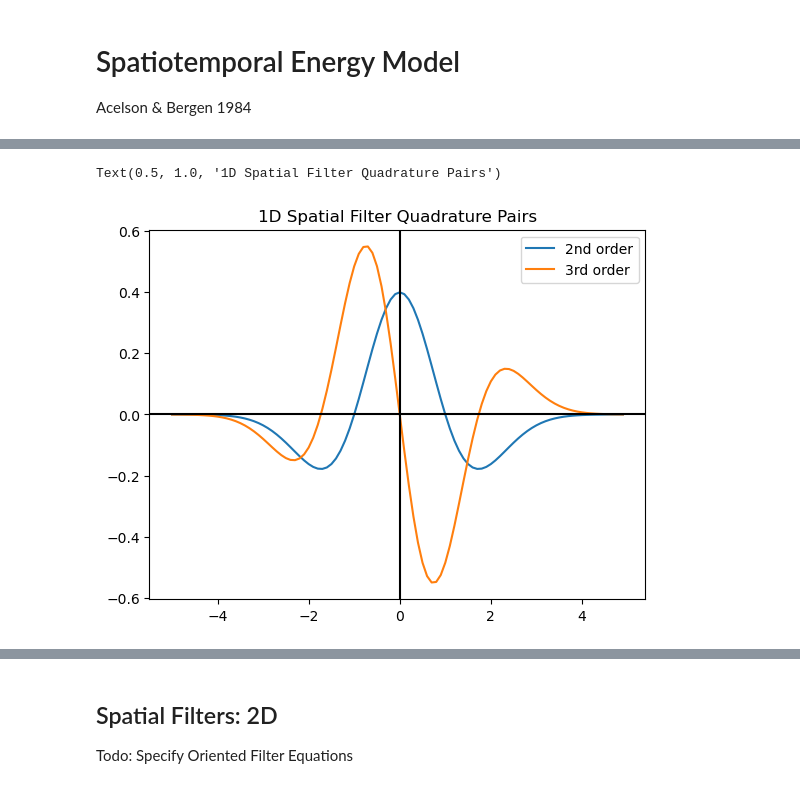
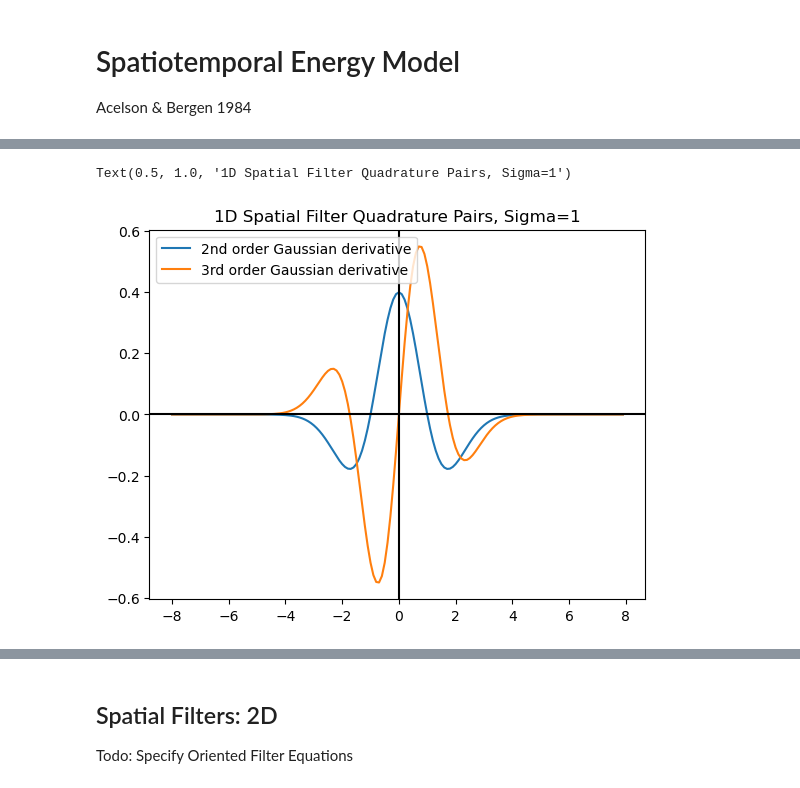
Before and after one commit to vdutell/linearfiltering, a Jupyter notebook: adelsonbergen1984.ipynb, the cells around one changed output, grey strips where cells are left out. Cells and saved outputs as stored; diff of their text form; code cells hidden in the pictures.

```diff
--- a/adelsonbergen1984.ipynb
+++ b/adelsonbergen1984.ipynb
@@ -11,25 +24,27 @@ import scipy.signal as signal
 # %%
-def spatial_filter_1d(x, order=2):
+def spatial_filter_1d(x, order=2, sigma=1):
     if order == 2:
         #second derivative of gaussian
-        response = -(np.exp(-(x**2/2))*(-1+x)*(1+x))/np.sqrt(2*np.pi)
+        response = - 1/(np.sqrt(2*np.pi)*sigma**5) * (-sigma**2+x**2) * np.exp(-x**2/(2*sigma**2))
+        #response = -(np.exp(-(x**2/2))*(-1+x)*(1+x))/np.sqrt(2*np.pi)
     elif order == 3:
         #third derivative of gaussian
-        response = (np.exp(-(x**2/2))*x*(-3+x**2))/np.sqrt(2*np.pi)
+        response = 1/(np.sqrt(2*np.pi)*sigma**7) * (3*x*sigma**2-x**3) * np.exp(-x**2/(2*sigma**2))
+        #response = (np.exp(-(x**2/2))*x*(-3+x**2))/np.sqrt(2*np.pi)
     else:
         print('Must be 2nd or 3rd order!')
         return
     return response
 
-space = np.arange(-5,5,0.1)
-response_1 = spatial_filter_1d(space, order=2)
-response_2 = spatial_filter_1d(space, order=3)
-plt.plot(space,response_1, label='2nd order')
-plt.plot(space,response_2, label='3rd order')
+space = np.arange(-8,8,0.1)
+response_1 = spatial_filter_1d(space, order=2,sigma=1)
+response_2 = spatial_filter_1d(space, order=3,sigma=1)
+plt.plot(space,response_1, label='2nd order Gaussian derivative')
+plt.plot(space,response_2, label='3rd order Gaussian derivative')
 plt.axhline(0,c='k')
 plt.axvline(0,c='k')
 plt.legend()
-plt.title("1D Spatial Filter Quadrature Pairs")
+plt.title("1D Spatial Filter Quadrature Pairs, Sigma=1")
 # %% [output]
-Text(0.5, 1.0, '1D Spatial Filter Quadrature Pairs')
+Text(0.5, 1.0, '1D Spatial Filter Quadrature Pairs, Sigma=1')
-[figure, old version]
+[figure, new version]
```
Also changed, not shown: parts of 11 cells of this notebook.
